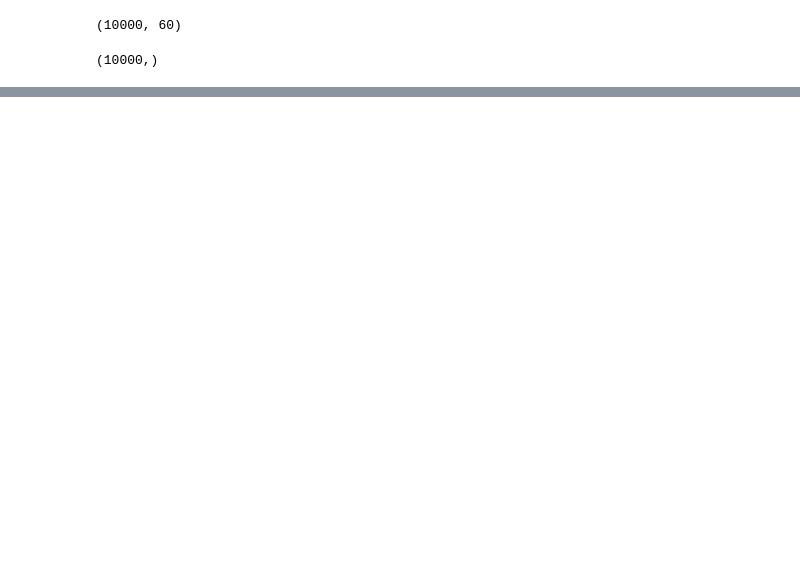
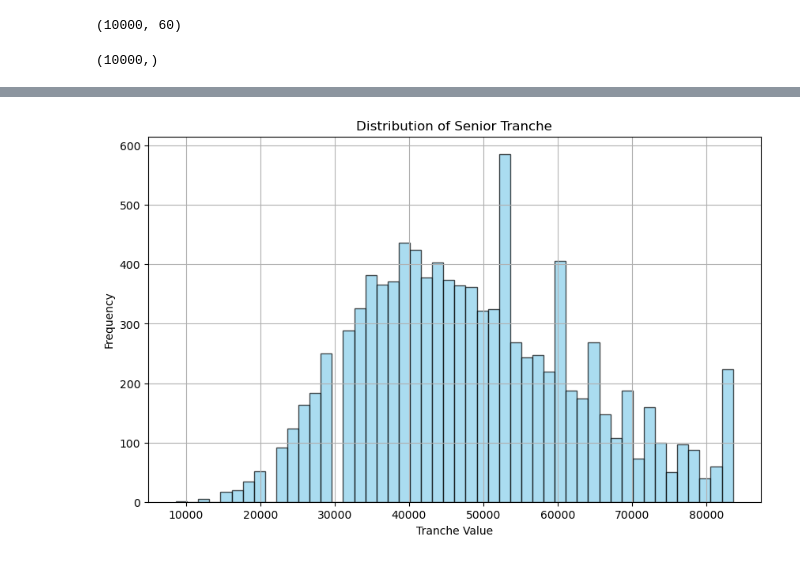
Before and after one commit to riddhi927/FRTB-comparative-Analysis, a Jupyter notebook: CDO Valuation 2.ipynb, the cells around one changed output, grey strips where cells are left out. Saved outputs shown, nothing was run; the diff lists cells and outputs as text; code cells hidden in the pictures; blank space fills up the shorter version.

```diff
--- a/CDO Valuation 2.ipynb
+++ b/CDO Valuation 2.ipynb
@@ -313,0 +360,22 @@ array([[145454.54545455,  27045.13761025,  80214.60610972, ...,
+# %%
+def distribute_cash_flows(cash_flows_per_period, sr_tranche, jr_tranche):
+    """
+    Distribute cash flows among senior and junior tranches.
+    """
+    num_simulations, num_periods = cash_flows_per_period.shape
+
+    # Initialize cash flows matrices for senior and junior tranches
+    sr_cash_flows = np.zeros(shape=(num_simulations, num_periods))
+    jr_cash_flows = np.zeros(shape=(num_simulations, num_periods))
+    residuals = np.zeros(shape=(num_simulations, num_periods))
+
+    for t in range(num_simulations):
+        for i in range(num_periods):
+            if cash_flows_per_period[t,i] > 0:
+                sr_cash_flows[t,i]=min(cash_flows_per_period[t,i], sr_tranche[i])
+                jr_cash_flows[t,i]=min(cash_flows_per_period[t,i]-sr_cash_flows[t,i], jr_tranche[i])
+                residuals[t,i] = max(0,cash_flows_per_period[t,i]- sr_cash_flows[t,i]-jr_cash_flows[t,i])
+    #print(residuals)
+    return sr_cash_flows, jr_cash_flows, residuals
+# %%
+sr_cash_flows, jr_cash_flows, residuals = distribute_cash_flows(cash_flows_per_period,sr_tranche_term, jr_tranche_term)
@@ -313,0 +415,4 @@ array([[145454.54545455,  27045.13761025,  80214.60610972, ...,
+# %%
+discounted_sr = discount_cash_flows(sr_cash_flows, risk_free_rate)
+discounted_jr = discount_cash_flows(jr_cash_flows, risk_free_rate)
+discounted_resd = discount_cash_flows(residuals, risk_free_rate)
@@ -313,0 +552,10 @@ array([[145454.54545455,  27045.13761025,  80214.60610972, ...,
+# %%
+plt.figure(figsize=(10, 6))
+plt.hist(sr_values, bins=50, color='skyblue', edgecolor='black', alpha=0.7)
+plt.title('Distribution of Senior Tranche')
+plt.xlabel('Tranche Value')
+plt.ylabel('Frequency')
+plt.grid(True)
+plt.show()
+# %% [output]
+[figure, added]
```
Also changed, not shown: parts of 48 cells of this notebook.
